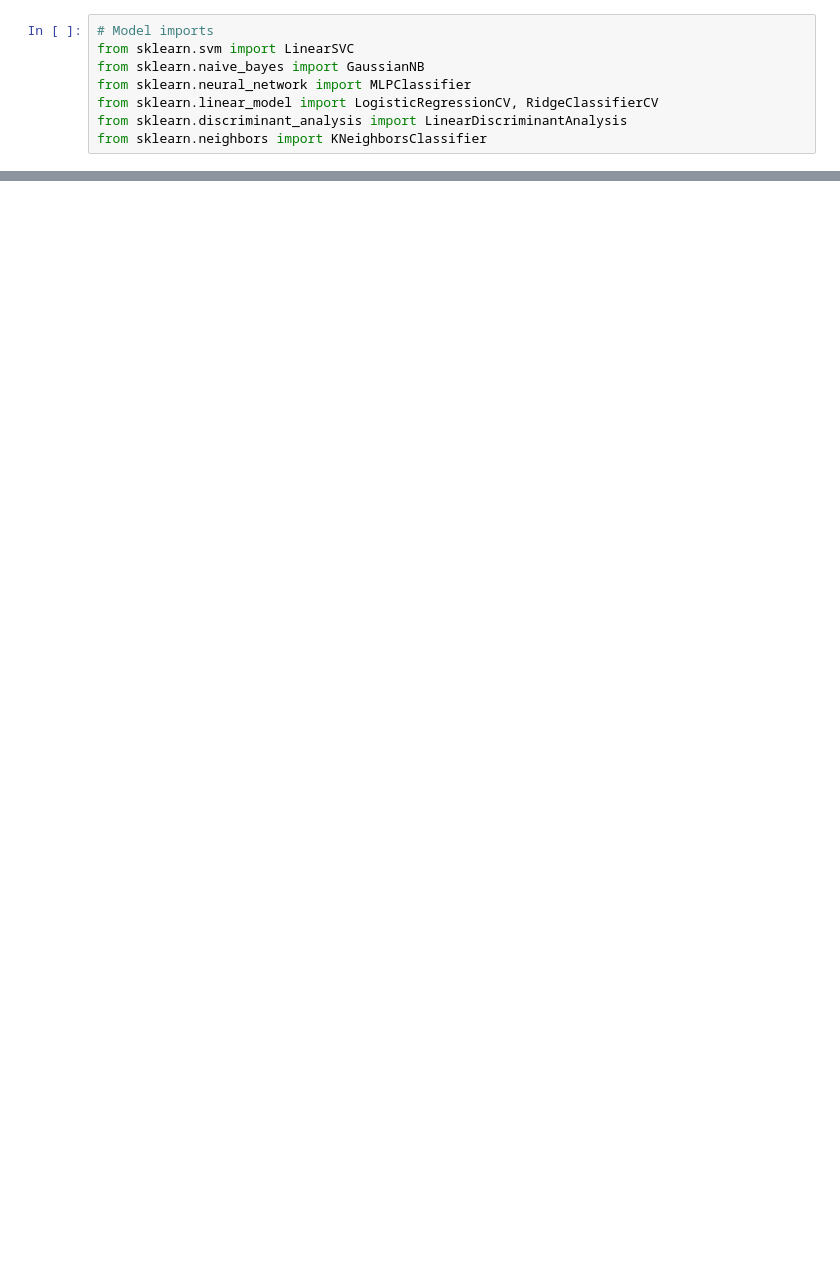
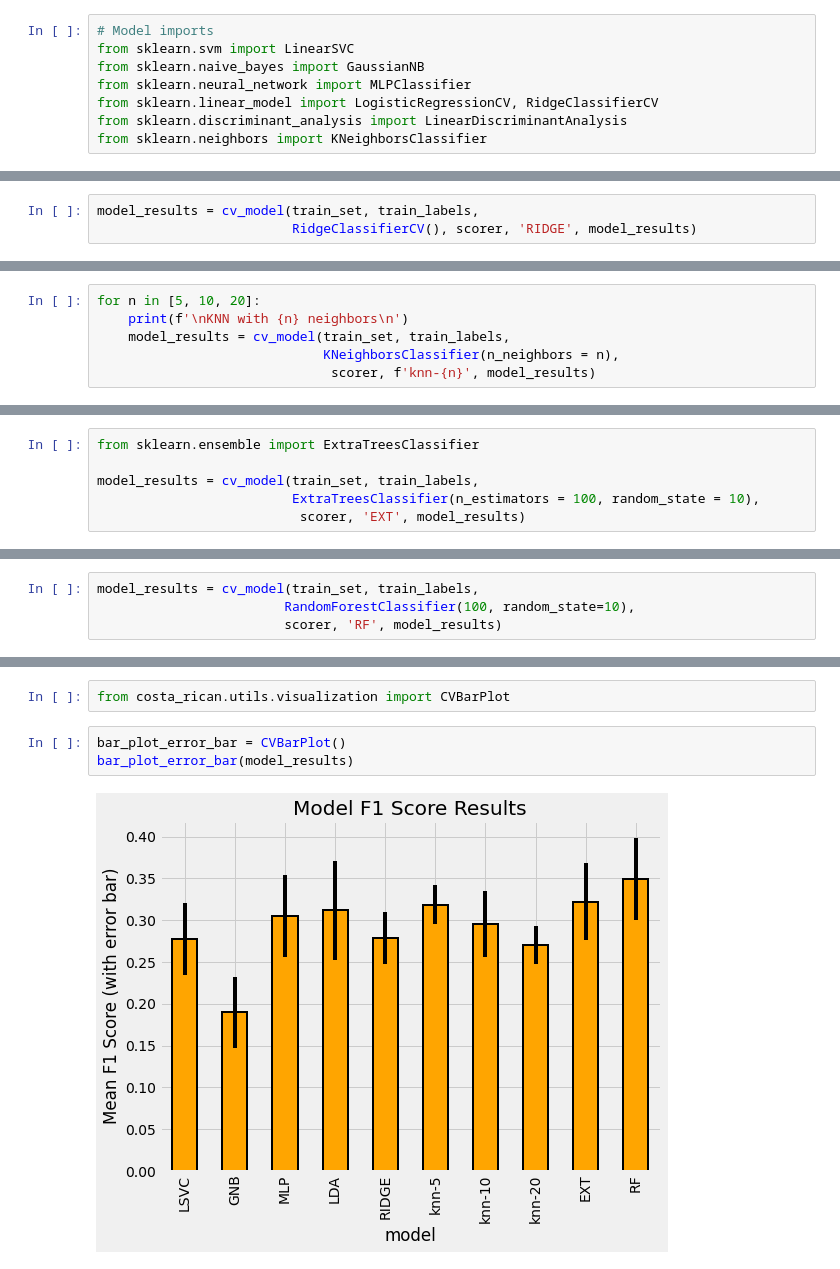
Before and after one commit to HyeonGeunY/costa-rican, a Jupyter notebook: notebooks/A_complete_introduction_and_walkthrough_modeling.ipynb, the cells around one changed output, grey strips where cells are left out. Drawn from its saved outputs; the diff is of its cells as text; blank space fills up the shorter version.

Commit message:
costa rican

```diff
--- a/notebooks/A_complete_introduction_and_walkthrough_modeling.ipynb
+++ b/notebooks/A_complete_introduction_and_walkthrough_modeling.ipynb
@@ -159,0 +189,3 @@ from sklearn.neighbors import KNeighborsClassifier
+# %%
+model_results = cv_model(train_set, train_labels,
+                         RidgeClassifierCV(), scorer, 'RIDGE', model_results)
@@ -159,0 +194,6 @@ from sklearn.neighbors import KNeighborsClassifier
+# %%
+for n in [5, 10, 20]:
+    print(f'\nKNN with {n} neighbors\n')
+    model_results = cv_model(train_set, train_labels,
+                             KNeighborsClassifier(n_neighbors = n),
+                              scorer, f'knn-{n}', model_results)
@@ -159,0 +212,6 @@ from sklearn.neighbors import KNeighborsClassifier
+# %%
+from sklearn.ensemble import ExtraTreesClassifier
+
+model_results = cv_model(train_set, train_labels,
+                         ExtraTreesClassifier(n_estimators = 100, random_state = 10),
+                          scorer, 'EXT', model_results)
@@ -159,0 +222,4 @@ from sklearn.neighbors import KNeighborsClassifier
+# %%
+model_results = cv_model(train_set, train_labels,
+                        RandomForestClassifier(100, random_state=10),
+                        scorer, 'RF', model_results)
@@ -159,0 +242,7 @@ from sklearn.neighbors import KNeighborsClassifier
+# %%
+from costa_rican.utils.visualization import CVBarPlot
+# %%
+bar_plot_error_bar = CVBarPlot()
+bar_plot_error_bar(model_results)
+# %% [output]
+[figure, added]
```
Also changed, not shown: parts of 130 cells of this notebook, 12 other files.
